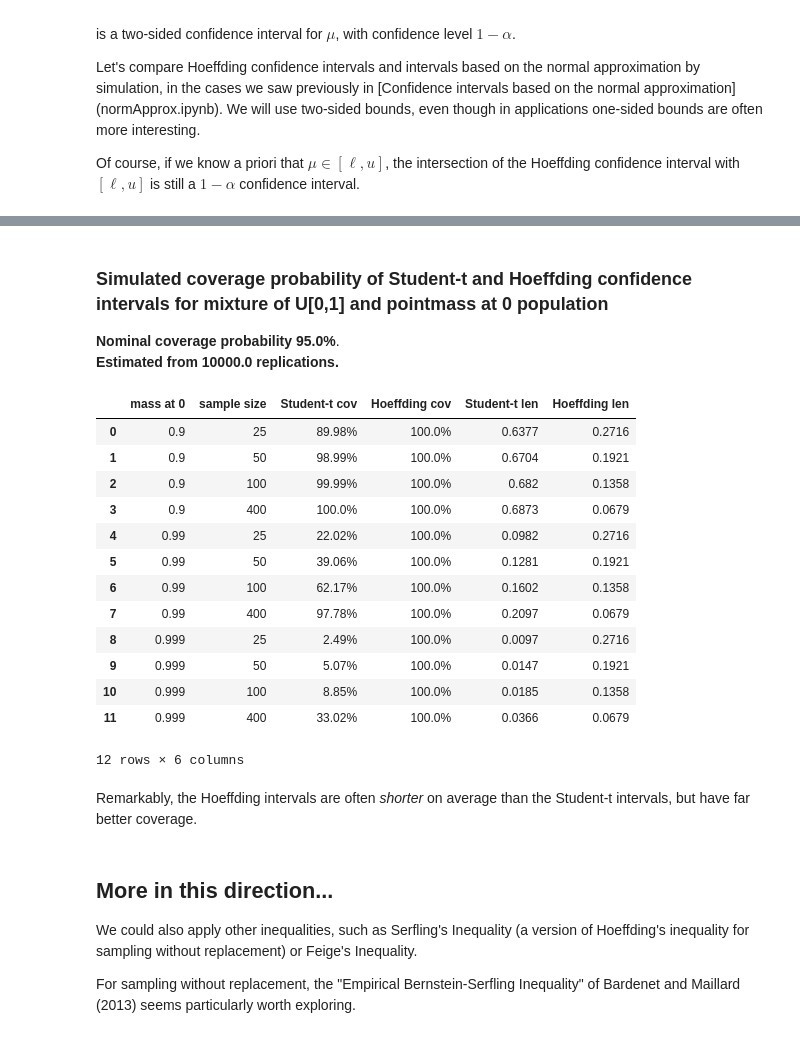
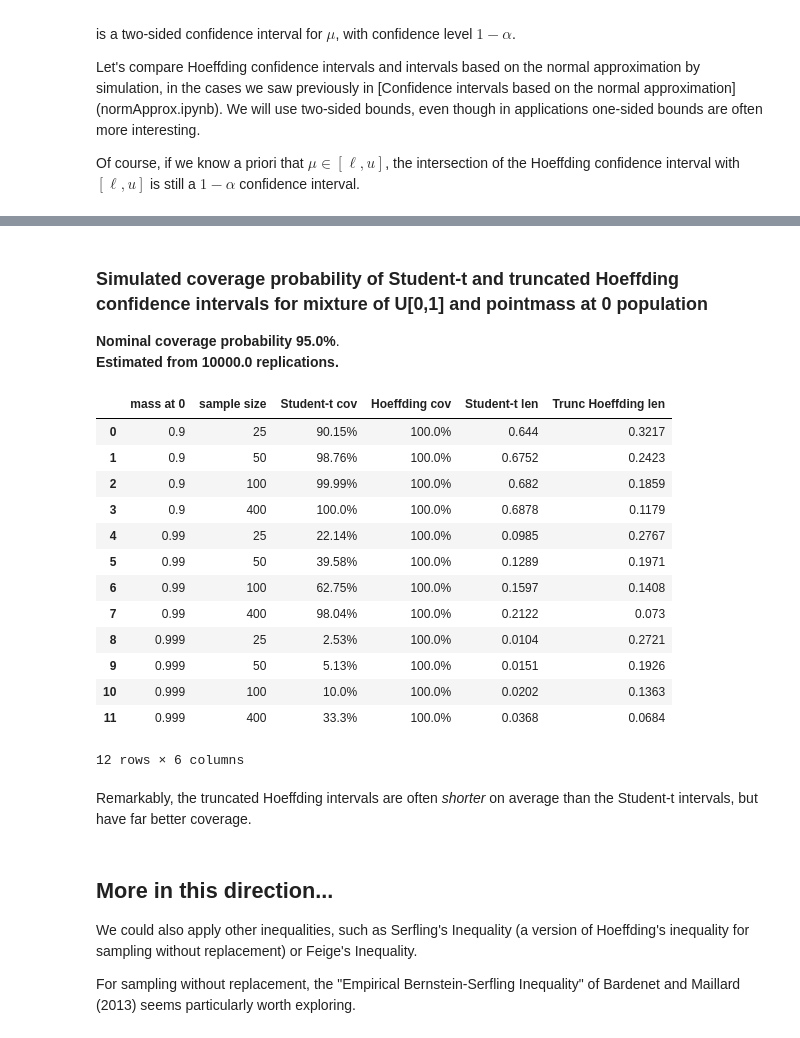
Before and after one commit to pbstark/MX14, a Jupyter notebook: hoeffding.ipynb, the cells around one changed output, grey strips where cells are left out. Cells and saved outputs as stored; diff of their text form; code cells hidden in the pictures.

```diff
--- a/hoeffding.ipynb
+++ b/hoeffding.ipynb
@@ -205,7 +224,7 @@ reps = 1.0e4   # just for demonstration
 vals = [0, 1]
 
 simTable = pd.DataFrame(columns=('fraction of 1s', 'sample size', 'Student-t cov',\
-                                 'Hoeffding cov', 'Student-t len', 'Hoeffding len'))
+                                 'Hoeffding cov', 'Student-t len', 'Trunc Hoeffding len'))
 for p in ps:
     popMean = p
     for n in ns:
@@ -216,13 +235,14 @@ for p in ps:
         samSD = np.sqrt(samMean*(1-samMean)/(n-1))
         coverT = (np.fabs(samMean-popMean) < tCrit*samSD).sum()
         lenT = 2*(tCrit*samSD).mean()
+        lenH = (np.minimum(samMean+hCrit, 1.0)-np.maximum(samMean-hCrit, 0.0)).mean()
         coverH = (np.fabs(samMean-popMean) < hCrit).sum()
         simTable.loc[len(simTable)] =  p, n, str(100*float(coverT)/float(reps)) + '%', \
             str(100*float(coverH)/float(reps)) + '%',\
             str(round(lenT,4)),\
-            str(round(hCrit,4))
+            str(round(lenH,4))
 #
-ansStr =  '<h3>Simulated coverage probability of Student-t and Hoeffding confidence intervals for a {0, 1} population</h3>' +\
+ansStr =  '<h3>Simulated coverage probability for Student-t and truncated Hoeffding confidence intervals for a {0, 1} population</h3>' +\
           '<strong>Nominal coverage probability ' + str(100*(1-alpha)) +\
           '%</strong>.<br /><strong>Estimated from ' + str(round(reps)) + ' replications.</strong>'
 display(HTML(ansStr))
@@ -253,59 +273,61 @@ alpha = 0.05  # 1- (confidence level)
 reps = 1.0e4   # just for demonstration
 
 simTable = pd.DataFrame(columns=('mass at 0', 'sample size', 'Student-t cov',\
-                                 'Hoeffding cov', 'Student-t len', 'Hoeffding len')
+                                 'Hoeffding cov', 'Student-t len', 'Trunc Hoeffding len')
                        )
 
 for p in ps:
     popMean = (1-p)*0.5  #  p*0 + (1-p)*.5
     for n in ns:
         tCrit = sp.stats.t.ppf(q=1-alpha/2, df=n-1)
         hCrit = np.sqrt(-math.log(alpha/2)/(2*n))
         coverT = 0
         coverH = 0
         totT = 0.0
+        totH = 0.0
         for rep in range(int(reps)):
             sam = np.random.uniform(size=n)
             ptMass = np.random.uniform(size=n)
             sam[ptMass < p] = 0.0
             samMean = np.mean(sam)
             samSD = np.std(sam, ddof=1)
             coverT += ( math.fabs(samMean-popMean) < tCrit*samSD )
             totT += 2*tCrit*samSD
             coverH += ( math.fabs(samMean-popMean) < hCrit )
+            totH +=  min(samMean+hCrit, 1.0)-max(samMean-hCrit, 0.0)
         simTable.loc[len(simTable)] =  p, n,\
             str(100*float(coverT)/float(reps)) + '%',\
             str(100*float(coverH)/float(reps)) + '%',\
             str(round(totT/float(reps),4)),\
-            str(round(hCrit,4))
+            str(round(totH/float(reps),4))
 #
-ansStr =  '<h3>Simulated coverage probability of Student-t and Hoeffding confidence intervals for ' +\
+ansStr =  '<h3>Simulated coverage probability of Student-t and truncated Hoeffding confidence intervals for ' +\
           'mixture of U[0,1] and pointmass at 0 population</h3>' +\
           '<strong>Nominal coverage probability ' + str(100*(1-alpha)) +\
           '%</strong>.<br /><strong>Estimated from ' + str(round(reps,0)) + ' replications.</strong>'
 
 display(HTML(ansStr))
 display(simTable)
 # %% [output]
-Simulated coverage probability of Student-t and Hoeffding confidence intervals for mixture of U[0,1] and pointmass at 0 population
+Simulated coverage probability of Student-t and truncated Hoeffding confidence intervals for mixture of U[0,1] and pointmass at 0 population
 Nominal coverage probability 95.0%.
 Estimated from 10000.0 replications.
-|  | mass at 0 | sample size | Student-t cov | Hoeffding cov | Student-t len | Hoeffding len |
-| 0 | 0.9 | 25 | 89.98% | 100.0% | 0.6377 | 0.2716 |
-| 1 | 0.9 | 50 | 98.99% | 100.0% | 0.6704 | 0.1921 |
-| 2 | 0.9 | 100 | 99.99% | 100.0% | 0.682 | 0.1358 |
-| 3 | 0.9 | 400 | 100.0% | 100.0% | 0.6873 | 0.0679 |
-| 4 | 0.99 | 25 | 22.02% | 100.0% | 0.0982 | 0.2716 |
-| 5 | 0.99 | 50 | 39.06% | 100.0% | 0.1281 | 0.1921 |
-| 6 | 0.99 | 100 | 62.17% | 100.0% | 0.1602 | 0.1358 |
-| 7 | 0.99 | 400 | 97.78% | 100.0% | 0.2097 | 0.0679 |
-| 8 | 0.999 | 25 | 2.49% | 100.0% | 0.0097 | 0.2716 |
-| 9 | 0.999 | 50 | 5.07% | 100.0% | 0.0147 | 0.1921 |
-| 10 | 0.999 | 100 | 8.85% | 100.0% | 0.0185 | 0.1358 |
-| 11 | 0.999 | 400 | 33.02% | 100.0% | 0.0366 | 0.0679 |
+|  | mass at 0 | sample size | Student-t cov | Hoeffding cov | Student-t len | Trunc Hoeffding len |
+| 0 | 0.9 | 25 | 90.15% | 100.0% | 0.644 | 0.3217 |
+| 1 | 0.9 | 50 | 98.76% | 100.0% | 0.6752 | 0.2423 |
+| 2 | 0.9 | 100 | 99.99% | 100.0% | 0.682 | 0.1859 |
+| 3 | 0.9 | 400 | 100.0% | 100.0% | 0.6878 | 0.1179 |
+| 4 | 0.99 | 25 | 22.14% | 100.0% | 0.0985 | 0.2767 |
+| 5 | 0.99 | 50 | 39.58% | 100.0% | 0.1289 | 0.1971 |
+| 6 | 0.99 | 100 | 62.75% | 100.0% | 0.1597 | 0.1408 |
+| 7 | 0.99 | 400 | 98.04% | 100.0% | 0.2122 | 0.073 |
+| 8 | 0.999 | 25 | 2.53% | 100.0% | 0.0104 | 0.2721 |
+| 9 | 0.999 | 50 | 5.13% | 100.0% | 0.0151 | 0.1926 |
+| 10 | 0.999 | 100 | 10.0% | 100.0% | 0.0202 | 0.1363 |
+| 11 | 0.999 | 400 | 33.3% | 100.0% | 0.0368 | 0.0684 |
 12 rows × 6 columns
 # %% [markdown]
-Remarkably, the Hoeffding intervals are often _shorter_ on average than the Student-t intervals, but have far better coverage.
+Remarkably, the truncated Hoeffding intervals are often _shorter_ on average than the Student-t intervals, but have far better coverage.
 # %% [markdown]
 ## More in this direction...
 
```
Also changed, not shown: parts of 3 cells of this notebook.
